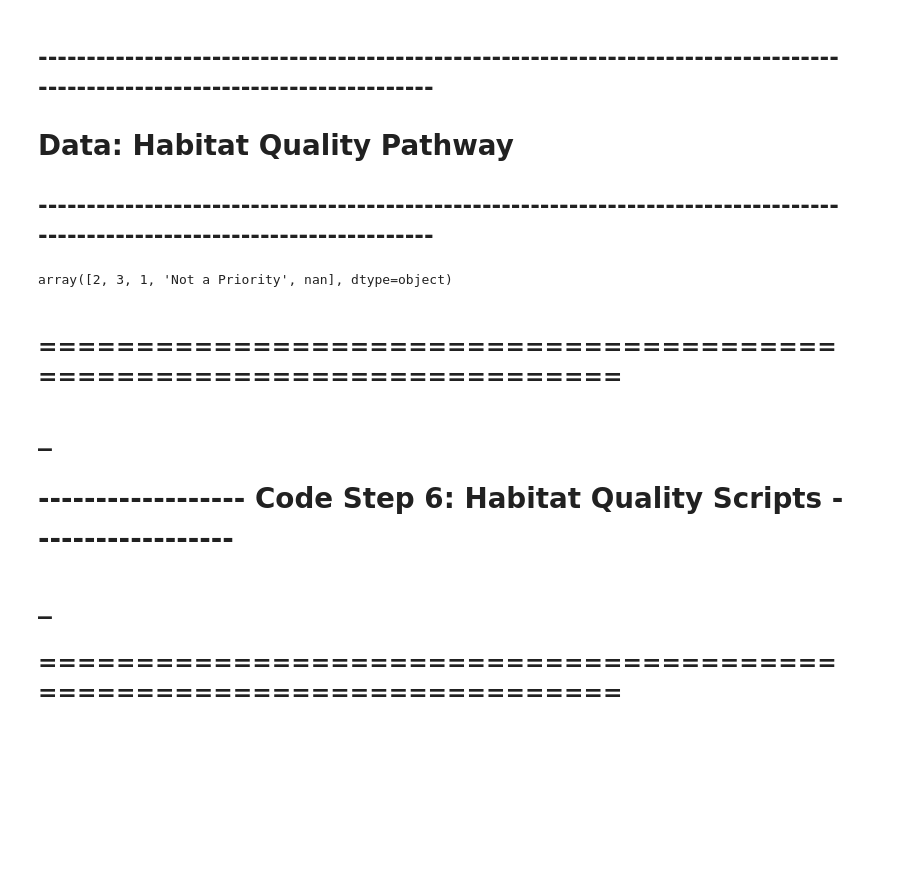
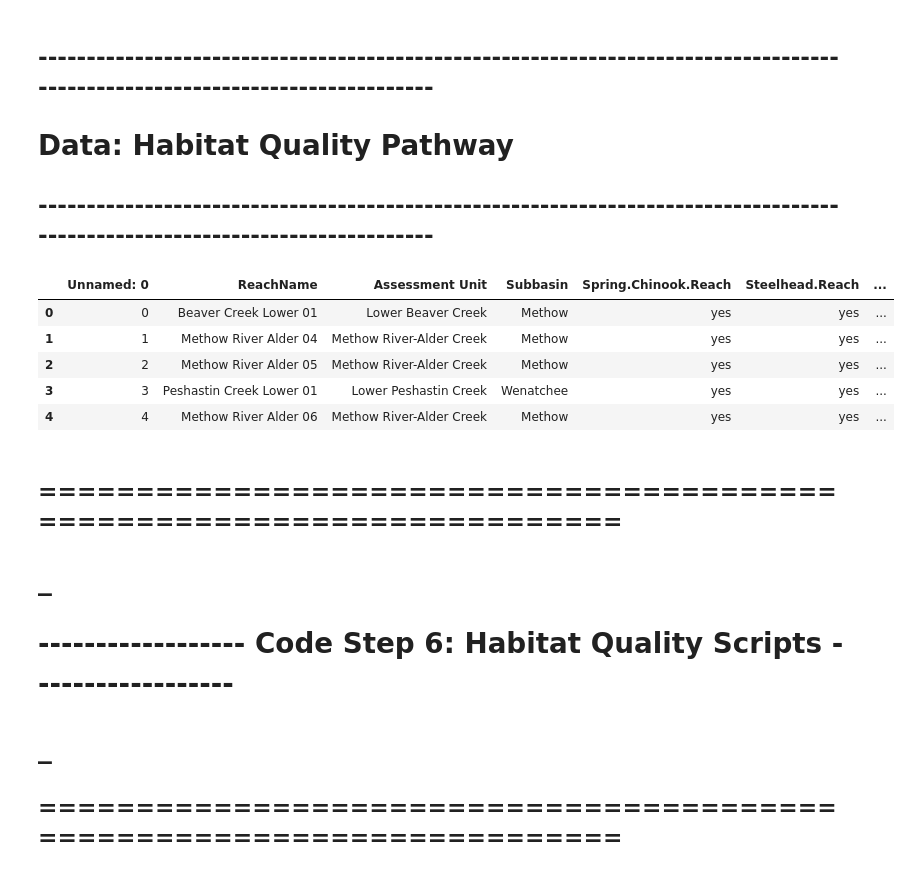
Before and after one commit to Upper-Columbia-Salmon-Recovery-Board/Prioritization_Step2_Data_Tool, a Jupyter notebook: Protection/RTT_Prioritization_PROTECTION_Pathways_Script.ipynb, the cells around one changed output. Drawn from its saved outputs; the diff is of its cells as text; code cells hidden in the pictures; blank space fills up the shorter version.

Commit message:
Updated Output in Protection, updated Bull Trout code

```diff
--- a/Protection/RTT_Prioritization_PROTECTION_Pathways_Script.ipynb
+++ b/Protection/RTT_Prioritization_PROTECTION_Pathways_Script.ipynb
@@ -299,6 +307,7 @@ Life_Stage_Priority_AU_vars = pd.DataFrame(Life_Stage_Priority_AU_vars )
 # %%
 # ------------------------------------- Habitat Quality Scores -----------------------
 github_input_x = 'https://github.com/Upper-Columbia-Salmon-Recovery-Board/Prioritization_Step2_Data_Tool/blob/master/Protection/habitat_quality_scores.xlsx?raw=true'
+                 'https://github.com/Upper-Columbia-Salmon-Recovery-Board/Prioritization_Step2_Data_Tool/blob/master/Protection/habitat_quality_scores.xlsx?raw=true'
 habitat_quality_scores = pd.read_excel(github_input_x)
 # %%
 # ------------------------------------- Life Stage (Limiting Factor) SCores -----------------------
@@ -317,10 +326,15 @@ life_stages_protection_data_frame.columns = life_stages_protection[2:3].values.t
 
 reach_life_stages_Spring_Chinook = pd.read_excel('https://github.com/Upper-Columbia-Salmon-Recovery-Board/Prioritization_Step2_Data_Tool/blob/master/Protection/reach_life_stages_Spring_Chinook.xlsx?raw=true')
 reach_life_stages_Steelhead = pd.read_excel('https://github.com/Upper-Columbia-Salmon-Recovery-Board/Prioritization_Step2_Data_Tool/blob/master/Protection/reach_life_stages_Steelhead.xlsx?raw=true')
-# %%
-habitat_quality_scores['AU Rank Sp CHN'].unique()
-# %% [output]
-array([2, 3, 1, 'Not a Priority', nan], dtype=object)
+# %%
+habitat_quality_scores.head()
+# %% [output]
+|  | Unnamed: 0 | ReachName | Assessment Unit | Subbasin | Spring.Chinook.Reach | Steelhead.Reach | ... |
+| 0 | 0 | Beaver Creek Lower 01 | Lower Beaver Creek | Methow | yes | yes | ... |
+| 1 | 1 | Methow River Alder 04 | Methow River-Alder Creek | Methow | yes | yes | ... |
+| 2 | 2 | Methow River Alder 05 | Methow River-Alder Creek | Methow | yes | yes | ... |
+| 3 | 3 | Peshastin Creek Lower 01 | Lower Peshastin Creek | Wenatchee | yes | yes | ... |
+| 4 | 4 | Methow River Alder 06 | Methow River-Alder Creek | Methow | yes | yes | ... |
 # %% [markdown]
 ## =======================================================================
 # _
```
Also changed, not shown: parts of 10 cells of this notebook, 6 other files.
